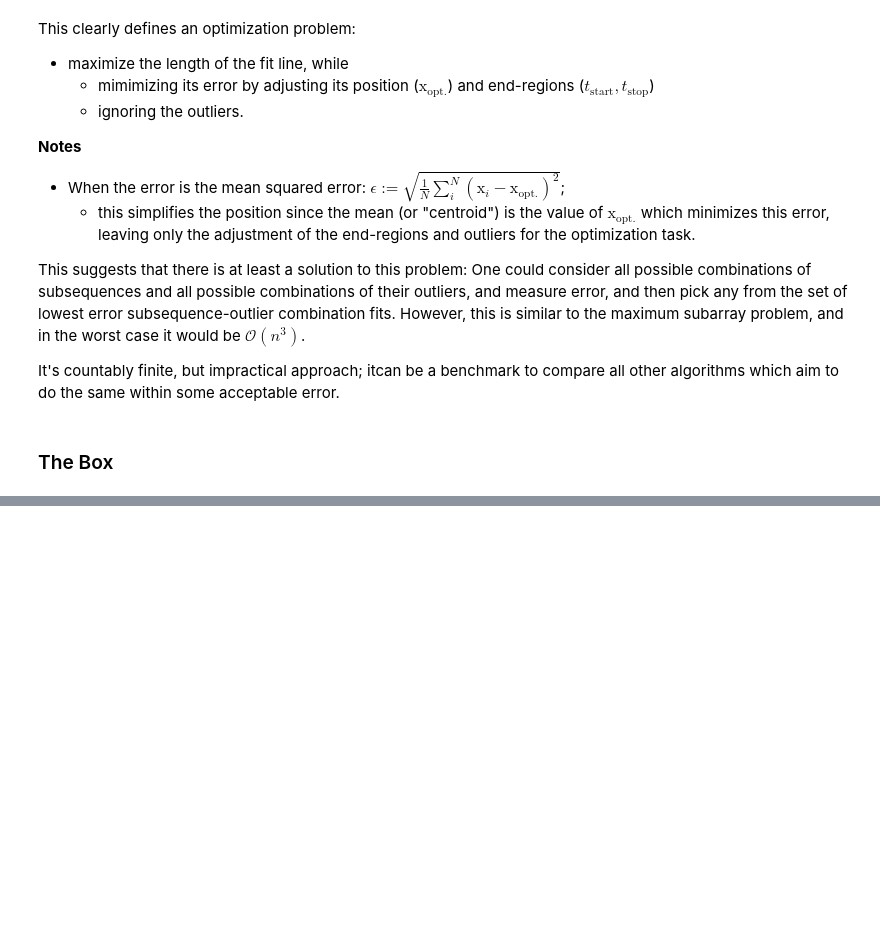
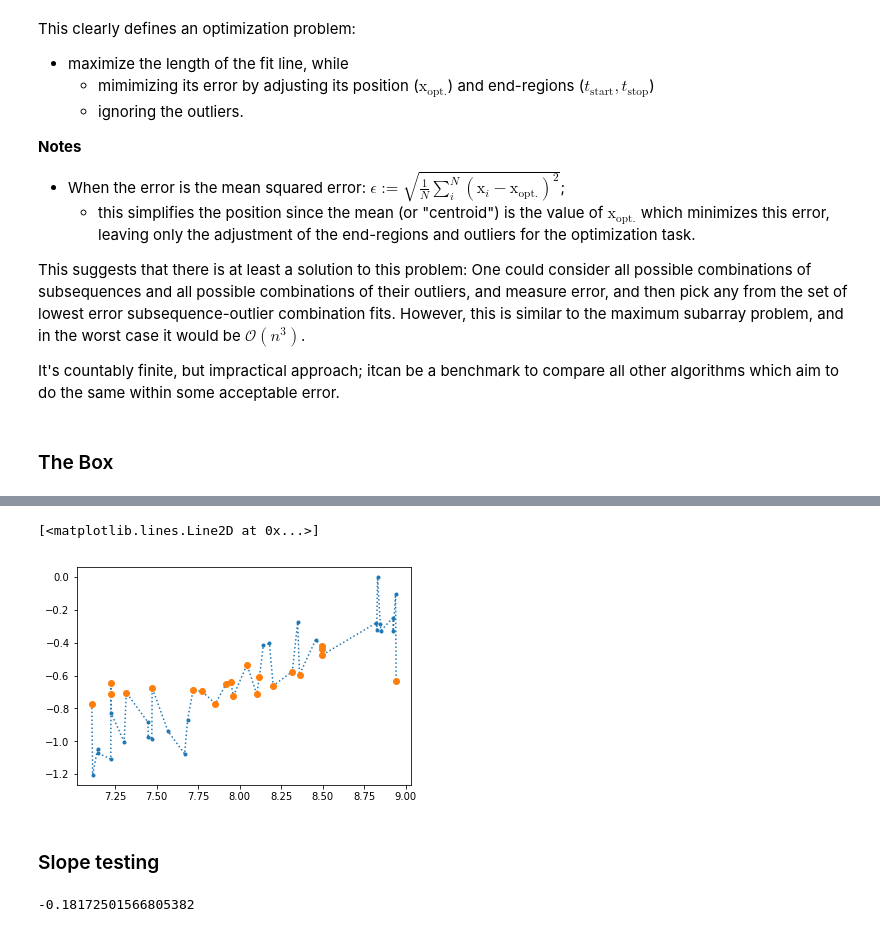
Before and after one commit to m-salewski/stay_classification, a Jupyter notebook: notebooks/synthetic_data_1D__box_method.ipynb, the cells around one changed output, grey strips where cells are left out. Cells and saved outputs as stored; diff of their text form; code cells hidden in the pictures; blank space fills up the shorter version.

```diff
--- a/notebooks/synthetic_data_1D__box_method.ipynb
+++ b/notebooks/synthetic_data_1D__box_method.ipynb
@@ -465,0 +629,15 @@ for timepoint in [5, 12, 21]:
+# %%
+subarr = noise_journey_sub[153:198]
+subarrt = time_sub[153:198]
+# %%
+p25, p75 = np.percentile(noise_journey_sub[153:198],[25,75])
+# %%
+masko = np.where((p25 < noise_journey_sub[153:198]) & (noise_journey_sub[153:198] < p75))
+# %%
+plt.plot(subarrt, subarr, '.:')
+plt.plot(subarrt[masko], subarr[masko],'o')
+# %% [output]
+[<matplotlib.lines.Line2D at 0x...>]
+[figure, added]
+# %% [markdown]
+### Slope testing
@@ -465,0 +646,4 @@ for timepoint in [5, 12, 21]:
+# %%
+get_slope(time_sub[239:249], noise_journey_sub[239:249])
+# %% [output]
+-0.18172501566805382
```
Also changed, not shown: parts of 70 cells of this notebook, 12 other files.
